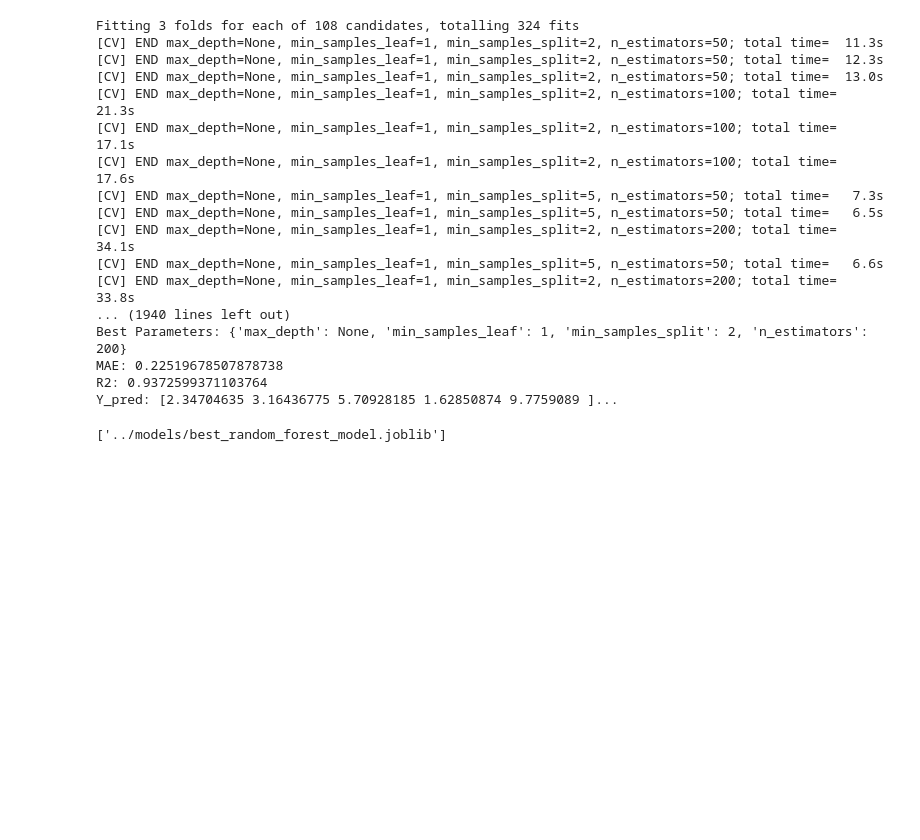
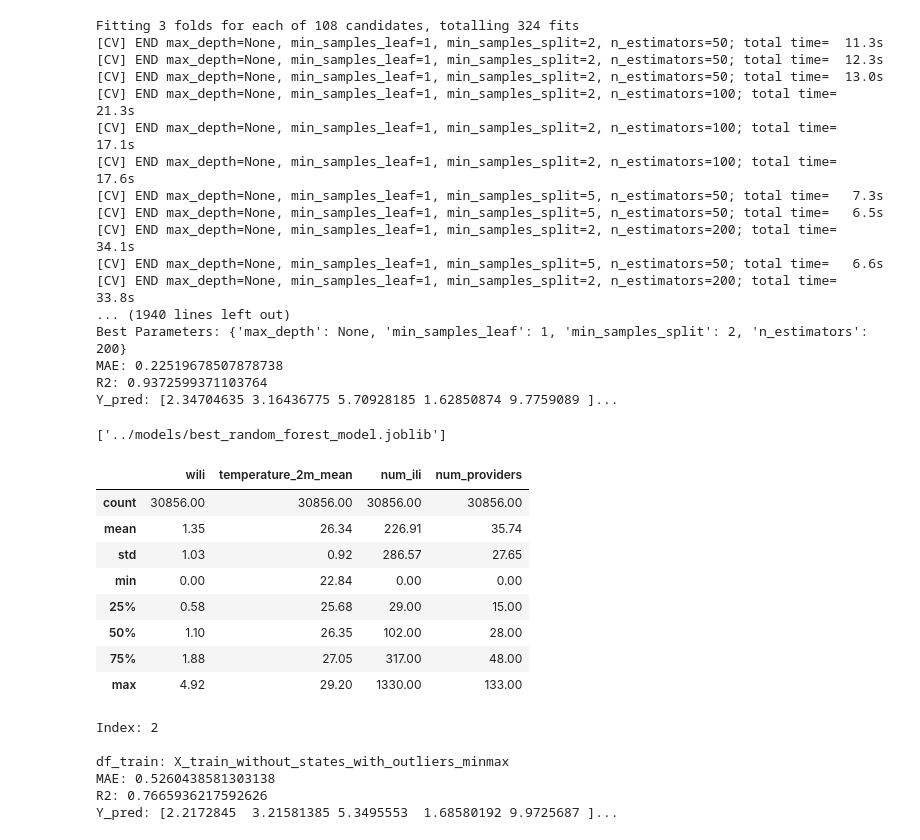
Before and after one commit to Laura-Cruz-Gil/Proyecto_Final_Salud, a Jupyter notebook: src/explore.ipynb, the cells around one changed output. Drawn from its saved outputs; the diff is of its cells as text; code cells hidden in the pictures; blank space fills up the shorter version.

```diff
--- a/src/explore.ipynb
+++ b/src/explore.ipynb
@@ -792,3 +794,19 @@ from joblib import dump
 dump(best_model, '../models/best_random_forest_model.joblib')
 # %% [output]
 ['../models/best_random_forest_model.joblib']
+# %%
+dataframe_without_states = df[['wili', 'temperature_2m_mean', 'num_ili', 'num_providers']].copy()
+# %%
+dataframe_without_outliers = remove_outliers(dataframe_without_states, outlier_info)
+
+dataframe_without_outliers.describe().round(2)
+# %% [output]
+|  | wili | temperature_2m_mean | num_ili | num_providers |
+| count | 30856.00 | 30856.00 | 30856.00 | 30856.00 |
+| mean | 1.35 | 26.34 | 226.91 | 35.74 |
+| std | 1.03 | 0.92 | 286.57 | 27.65 |
+| min | 0.00 | 22.84 | 0.00 | 0.00 |
+| 25% | 0.58 | 25.68 | 29.00 | 15.00 |
+| 50% | 1.10 | 26.35 | 102.00 | 28.00 |
+| 75% | 1.88 | 27.05 | 317.00 | 48.00 |
+| max | 4.92 | 29.20 | 1330.00 | 133.00 |
@@ -794,0 +875,57 @@ dump(best_model, '../models/best_random_forest_model.joblib')
+# %%
+from sklearn.ensemble import RandomForestRegressor
+from sklearn.metrics import mean_absolute_error, r2_score
+
+train = list(dfs_train.values())
+test = list(dfs_test.values())
+train_without_outliers = list(dfs_train_without_outliers.values())
+test_without_outliers = list(dfs_test_without_outliers.values())
+
+results = []
+
+# Default
+for index, train_df in enumerate(train):
+    model = RandomForestRegressor(random_state=42)
+    model.fit(train_df, y_train)
+    y_pred = model.predict(test[index])
+    mae = mean_absolute_error(y_test, y_pred)
+    r2 = r2_score(y_test, y_pred)
+    results.append({
+        'index': index,
+        'df_train': list(dfs_train.keys())[index],
+        'mae': mae,
+        'r2': r2,
+        'y_pred': y_pred
+    })
+
+# Without outliers
+for index, train_df in enumerate(train_without_outliers):
+    model = RandomForestRegressor(random_state=42)
+    model.fit(train_df, y_train_without_outliers)
+    y_pred = model.predict(test_without_outliers[index])
+    mae = mean_absolute_error(y_test_without_outliers, y_pred)
+    r2 = r2_score(y_test_without_outliers, y_pred)
+    results.append({
+        'index': index,
+        'df_train': list(dfs_train_without_outliers.keys())[index],
+        'mae': mae,
+        'r2': r2,
+        'y_pred': y_pred
+    })
+
+
+results = sorted(results, key=lambda x: x['r2'], reverse=True)
+best_result = results[0]
+
+print(f"Index: {best_result['index']}")
+print(f"\ndf_train: {best_result['df_train']}")
+print(f"MAE: {best_result['mae']}")
+print(f"R2: {best_result['r2']}")
+print(f"Y_pred: {best_result['y_pred'][:5]}...")
+# %% [output]
+Index: 2
+
+df_train: X_train_without_states_with_outliers_minmax
+MAE: 0.5260438581303138
+R2: 0.7665936217592626
+Y_pred: [2.2172845  3.21581385 5.3495553  1.68580192 9.9725687 ]...
```
Also changed, not shown: parts of 19 cells of this notebook, 2 other files.
